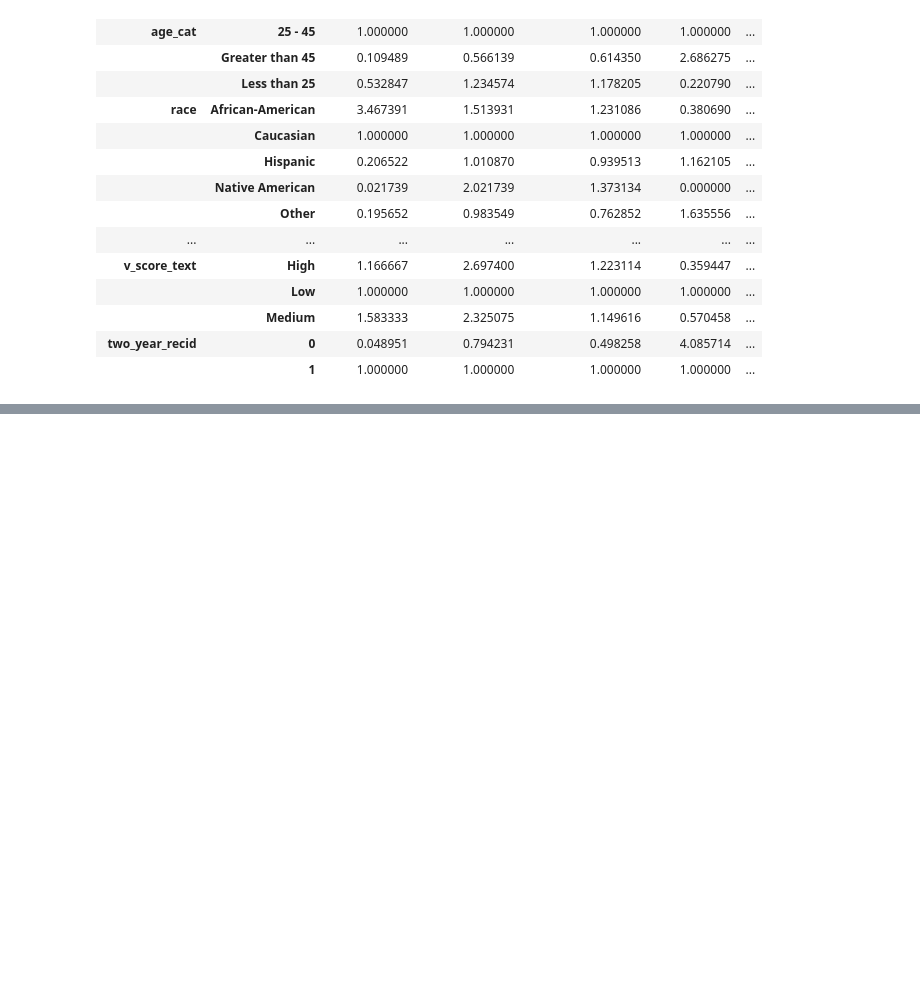
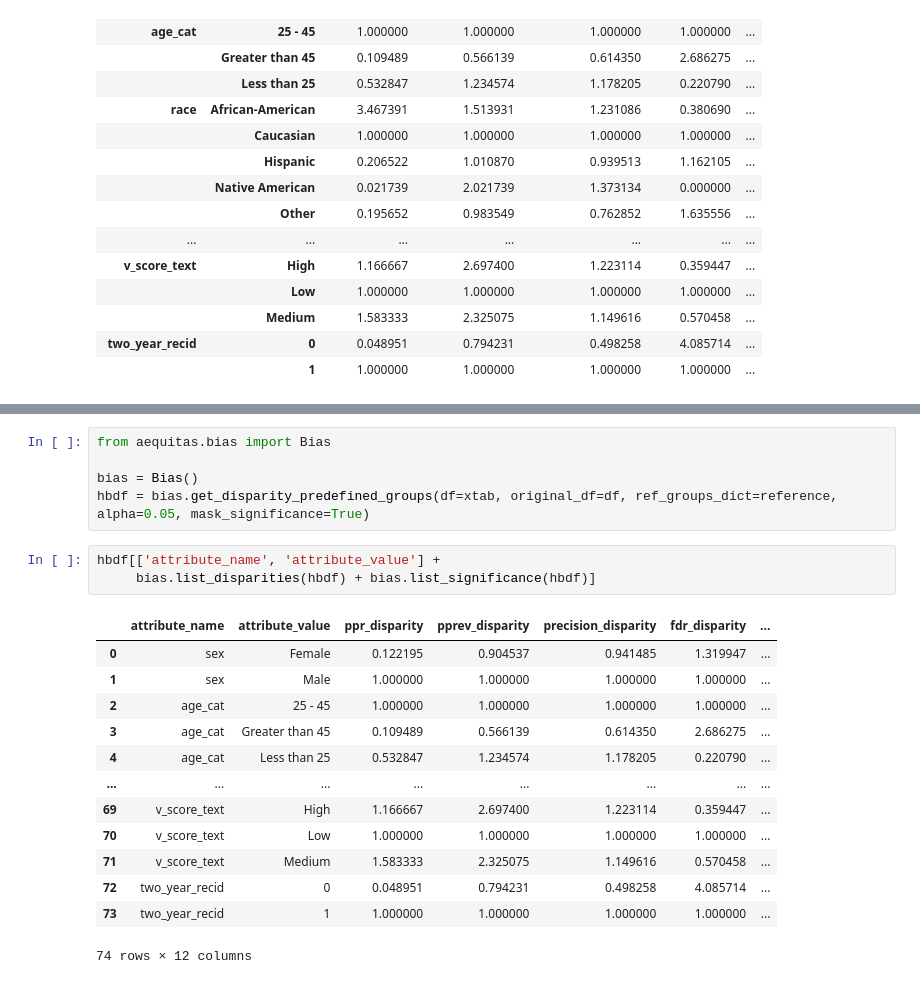
Before and after one commit to DanielCarneiro123/compas-machine-bias, a Jupyter notebook: aequitas.ipynb, the cells around one changed output, grey strips where cells are left out. Cells and saved outputs as stored; diff of their text form; blank space fills up the shorter version.

```diff
--- a/aequitas.ipynb
+++ b/aequitas.ipynb
@@ -128,0 +152,22 @@ audit.disparity_plot(metrics=metrics, attribute='race', fairness_threshold=dispa
+# %%
+from aequitas.bias import Bias
+
+bias = Bias()
+hbdf = bias.get_disparity_predefined_groups(df=xtab, original_df=df, ref_groups_dict=reference, alpha=0.05, mask_significance=True)
+# %%
+hbdf[['attribute_name', 'attribute_value'] +
+     bias.list_disparities(hbdf) + bias.list_significance(hbdf)]
+# %% [output]
+|  | attribute_name | attribute_value | ppr_disparity | pprev_disparity | precision_disparity | fdr_disparity | ... |
+| 0 | sex | Female | 0.122195 | 0.904537 | 0.941485 | 1.319947 | ... |
+| 1 | sex | Male | 1.000000 | 1.000000 | 1.000000 | 1.000000 | ... |
+| 2 | age_cat | 25 - 45 | 1.000000 | 1.000000 | 1.000000 | 1.000000 | ... |
+| 3 | age_cat | Greater than 45 | 0.109489 | 0.566139 | 0.614350 | 2.686275 | ... |
+| 4 | age_cat | Less than 25 | 0.532847 | 1.234574 | 1.178205 | 0.220790 | ... |
+| ... | ... | ... | ... | ... | ... | ... | ... |
+| 69 | v_score_text | High | 1.166667 | 2.697400 | 1.223114 | 0.359447 | ... |
+| 70 | v_score_text | Low | 1.000000 | 1.000000 | 1.000000 | 1.000000 | ... |
+| 71 | v_score_text | Medium | 1.583333 | 2.325075 | 1.149616 | 0.570458 | ... |
+| 72 | two_year_recid | 0 | 0.048951 | 0.794231 | 0.498258 | 4.085714 | ... |
+| 73 | two_year_recid | 1 | 1.000000 | 1.000000 | 1.000000 | 1.000000 | ... |
+74 rows × 12 columns
```
Also changed, not shown: parts of 5 cells of this notebook.
